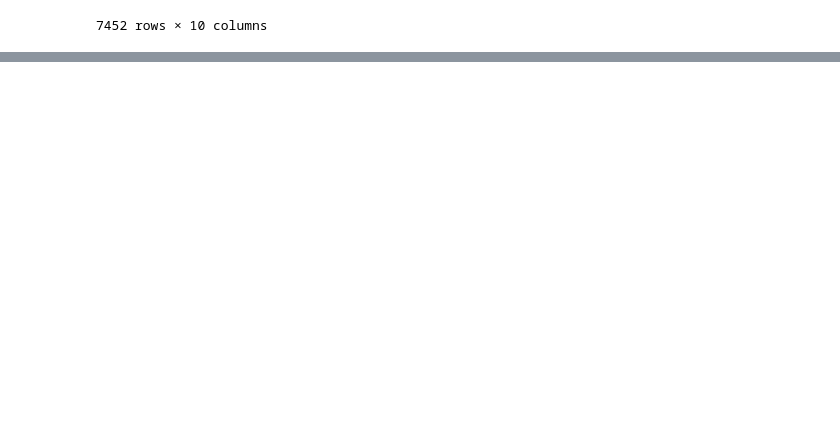
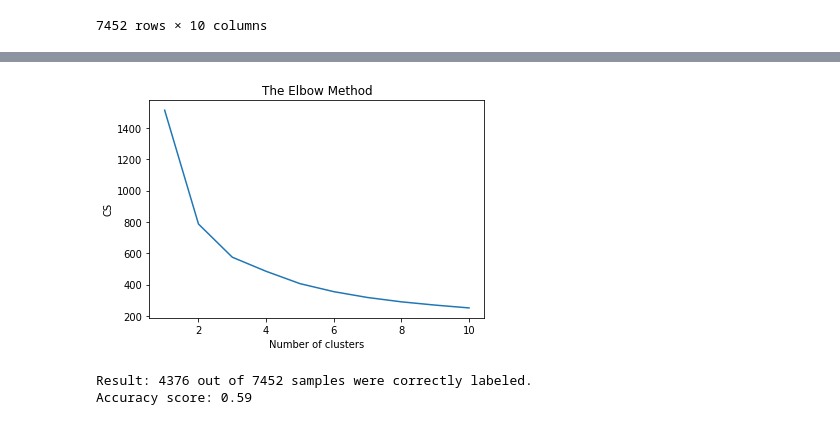
Before and after one commit to ITWSDataScience/The-Role-of-Education-in-Poverty-Alleviation-A-Cross-Country-Analysis_2020, a Jupyter notebook: code/Data Analytics - Poverty.ipynb, the cells around one changed output, grey strips where cells are left out. Saved outputs shown, nothing was run; the diff lists cells and outputs as text; code cells hidden in the pictures; blank space fills up the shorter version.

Commit message:
Clustering Analysis Done

```diff
--- a/code/Data Analytics - Poverty.ipynb
+++ b/code/Data Analytics - Poverty.ipynb
@@ -105,8 +106,20 @@ final_df
 | 16042 | Zimbabwe | Sub-Saharan Africa | Lower middle income | 2020 | 1463.985910 | 44.300000 | 88.693420 | 52.405670 | ... |
 7452 rows × 10 columns
 # %%
+# Create label for our result and seperate into train and test
+# for maching learning if we want to create more models
 y = final_df['Poverty Rate']
 final_df.drop(['Poverty Rate'], axis=1, inplace = True)
 X = final_df.select_dtypes(exclude=['object'])
+count = 0
+for i in y.index:
+    if y.at[i] >= 75:
+        y.at[i] = 3
+    elif y.at[i] >= 50 and y.at[i] < 75 :
+        y.at[i] = 2
+    elif y.at[i] >= 25 and y.at[i] < 50 :
+        y.at[i] = 1
+    else:
+        y.at[i] = 0
 
 X_train, X_test, y_train, y_test = train_test_split(X,y, train_size = .75, test_size = 0.25 , random_state = 0)
@@ -121,0 +126,8 @@ Name: Poverty Rate, dtype: float64
+# %%
+from sklearn.preprocessing import MinMaxScaler
+# Scale each feature
+ms = MinMaxScaler()
+cols = X.columns
+X_cluster = ms.fit_transform(X)
+X_cluster = pd.DataFrame(X_cluster, columns=[cols])
+X_cluster.head()
@@ -121,0 +141,29 @@ Name: Poverty Rate, dtype: float64
+# %%
+# Using the elbow method to determine how many clusters
+cs = []
+for i in range(1,11):
+    kmeans = KMeans(n_clusters = i, init = 'k-means++', max_iter = 300, n_init = 10, random_state = 0)
+    kmeans.fit(X_cluster)
+    cs.append(kmeans.inertia_)
+plt.plot(range(1, 11), cs)
+plt.title('The Elbow Method')
+plt.xlabel('Number of clusters')
+plt.ylabel('CS')
+plt.show()
+# %% [output]
+[figure, added]
+# %%
+# Actual Clustering
+kmeans = KMeans(n_clusters=2,random_state=0)
+kmeans.fit(X_cluster)
+labels = kmeans.labels_
+
+# check how many of the samples were correctly labeled
+correct_labels = sum(y == labels)
+print("Result: %d out of %d samples were correctly labeled." % (correct_labels, y.size))
+print('Accuracy score: {0:0.2f}'. format(correct_labels/float(y.size)))
+
+y_kmeans = kmeans.fit_predict(X_cluster)
+# %% [output]
+Result: 4376 out of 7452 samples were correctly labeled.
+Accuracy score: 0.59
```
Also changed, not shown: parts of 5 cells of this notebook.
